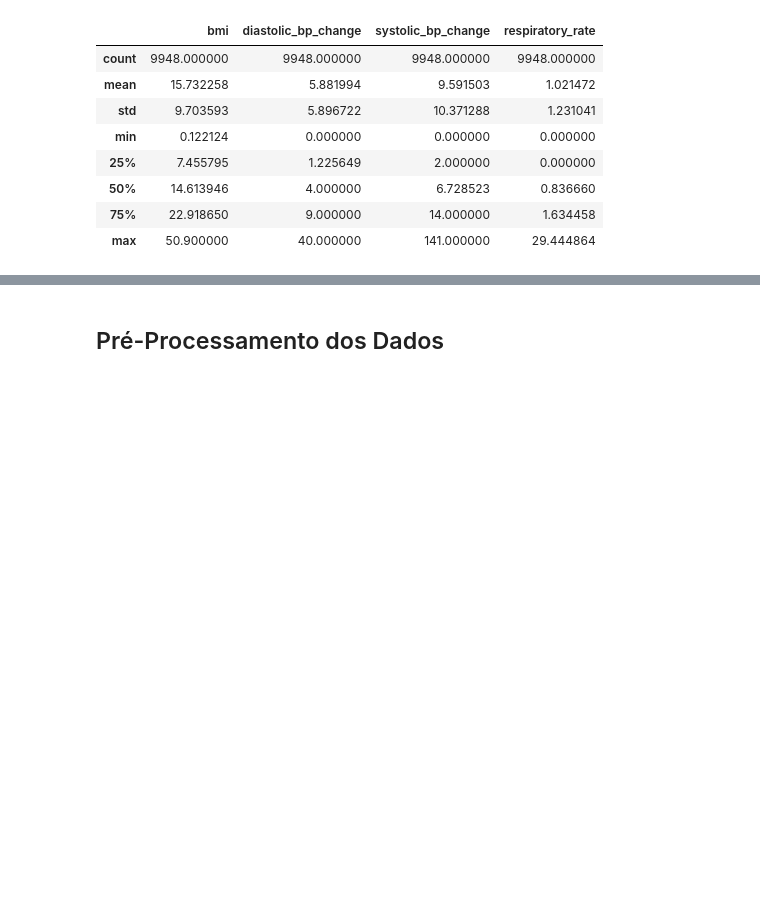
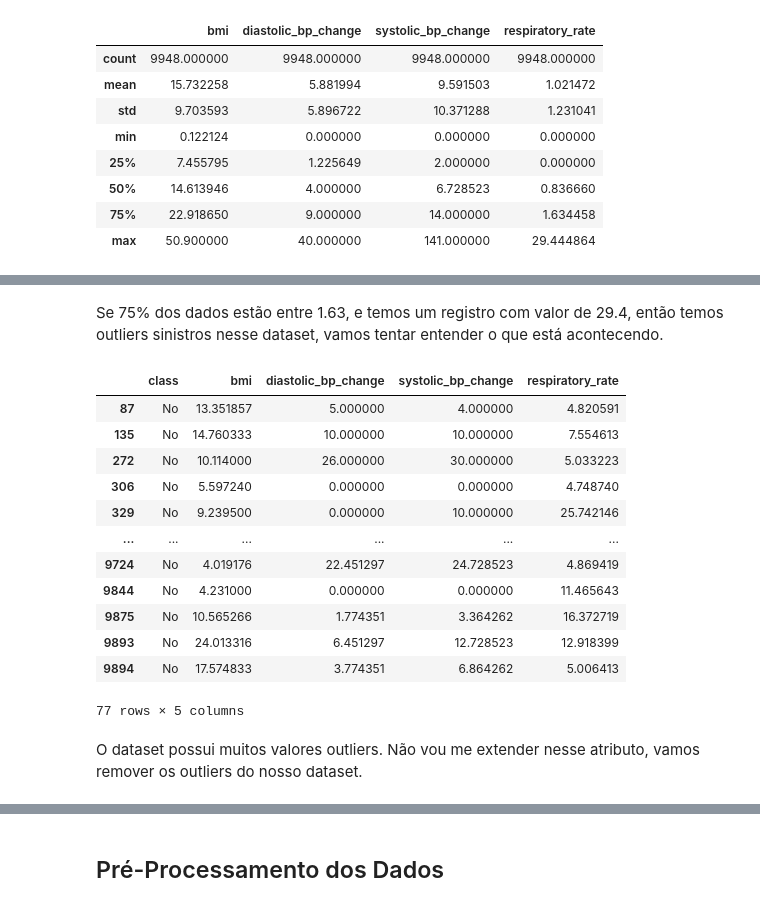
Before and after one commit to Krupique/challenges-kaggle, a Jupyter notebook: challenges/15_BloodPressurePredictor/01-CargaPrepDados.ipynb, the cells around one changed output, grey strips where cells are left out. Drawn from its saved outputs; the diff is of its cells as text; code cells hidden in the pictures; blank space fills up the shorter version.

```diff
--- a/challenges/15_BloodPressurePredictor/01-CargaPrepDados.ipynb
+++ b/challenges/15_BloodPressurePredictor/01-CargaPrepDados.ipynb
@@ -223,0 +445,3 @@ plt.show()
+# %%
+df.drop(index=np.array(indices).reshape(-1), inplace=True)
+df.reset_index(inplace=True, drop=True)
@@ -223,0 +467,28 @@ plt.show()
+# %% [markdown]
+Se 75% dos dados estão entre 1.63, e temos um registro com valor de 29.4, então temos outliers sinistros nesse dataset, vamos tentar entender o que está acontecendo.
+# %%
+#Cálculo do Z-score
+z = np.abs(stats.zscore(df['respiratory_rate']))
+
+#Definindo o threshold igual a 3 desvios padrão
+threshold = 3
+indices = np.where(z > 3)
+
+#Visualizando os outliers
+df.iloc[indices]
+# %% [output]
+|  | class | bmi | diastolic_bp_change | systolic_bp_change | respiratory_rate |
+| 87 | No | 13.351857 | 5.000000 | 4.000000 | 4.820591 |
+| 135 | No | 14.760333 | 10.000000 | 10.000000 | 7.554613 |
+| 272 | No | 10.114000 | 26.000000 | 30.000000 | 5.033223 |
+| 306 | No | 5.597240 | 0.000000 | 0.000000 | 4.748740 |
+| 329 | No | 9.239500 | 0.000000 | 10.000000 | 25.742146 |
+| ... | ... | ... | ... | ... | ... |
+| 9724 | No | 4.019176 | 22.451297 | 24.728523 | 4.869419 |
+| 9844 | No | 4.231000 | 0.000000 | 0.000000 | 11.465643 |
+| 9875 | No | 10.565266 | 1.774351 | 3.364262 | 16.372719 |
+| 9893 | No | 24.013316 | 6.451297 | 12.728523 | 12.918399 |
+| 9894 | No | 17.574833 | 3.774351 | 6.864262 | 5.006413 |
+77 rows × 5 columns
+# %% [markdown]
+O dataset possui muitos valores outliers. Não vou me extender nesse atributo, vamos remover os outliers do nosso dataset.
```
Also changed, not shown: parts of 57 cells of this notebook.
